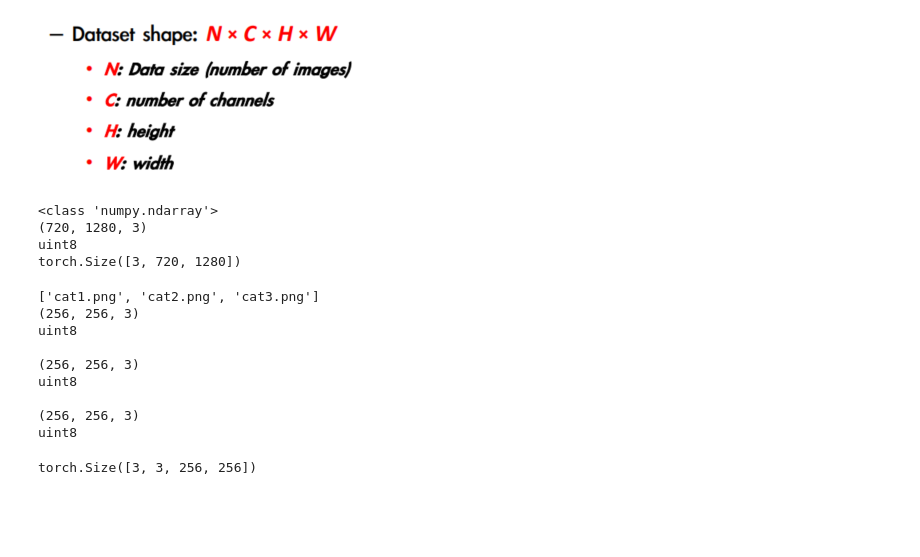
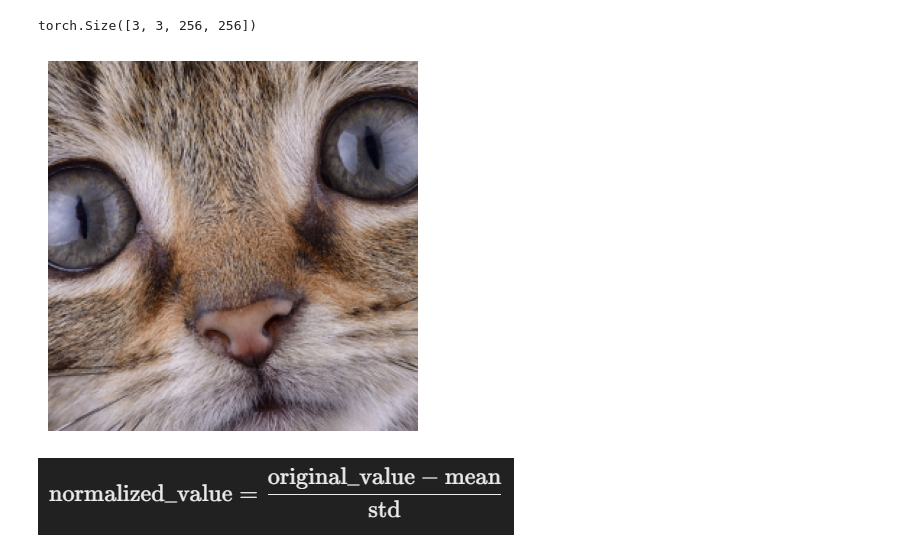
Before and after one commit to LeeCGeun/DeepLearning, a Jupyter notebook: _03_your_code/_03_real_world_data_to_tensors/a_2d_image_data.ipynb, the cells around one changed output. Cells and saved outputs as stored; diff of their text form; code cells hidden in the pictures; blank space fills up the shorter version.

```diff
--- a/_03_your_code/_03_real_world_data_to_tensors/a_2d_image_data.ipynb
+++ b/_03_your_code/_03_real_world_data_to_tensors/a_2d_image_data.ipynb
@@ -5,56 +81,27 @@ import torch
+# %%
+batch_size = 3
+batch = torch.zeros(batch_size, 3, 256, 256, dtype=torch.uint8) # (3, 3, 256, 256)
+
+for i, filename in enumerate(filenames):
+  img_arr = imageio.imread(os.path.join(data_dir, filename)) # Load image in numpy array
+  img_t = torch.from_numpy(img_arr) # Transfer numpy array to Torch tensor
+  img_t = img_t.permute(2, 0, 1) # (256, 256, 3) -> (3, 256, 256)
+  batch[i] = img_t
+
+print(batch.shape) # torch.Size([3, 3, 256, 256])
+# %% [output]
+torch.Size([3, 3, 256, 256])
+# %%
+import matplotlib.pyplot as plt
+
+img_t = batch[0]
+img_t = img_t.permute(1,2,0)
+img_np = img_t.numpy()
+plt.imshow(img_np)
+plt.axis("off")
+plt.show()
+# %% [output]
+[figure, added]
 # %% [markdown]
-![image.png](attachment:image.png-old)
+![image.png](attachment:image.png-new)
-# %%
-img_arr = imageio.imread(os.path.join(os.path.pardir, os.path.pardir, "_00_data", "a_image-dog", "bobby.jpg"))
-print(type(img_arr)) # <class 'numpy.ndarray'>
-print(img_arr.shape) # (720, 1280, 3)
-print(img_arr.dtype) # uint8 : 0 ~ 255 (individual pixel)
-
-img = torch.from_numpy(img_arr)
-out = img.permute(2, 0, 1) # (H, W, C) -> (C, H, W)
-print(out.shape) # torch.Size([3, 720, 1280])
-# %% [output]
-<class 'numpy.ndarray'>
-(720, 1280, 3)
-uint8
-torch.Size([3, 720, 1280])
-# %%
-data_dir = os.path.join(os.path.pardir, os.path.pardir, "_00_data", "b_image-cats")
-filenames = [
-  name for name in os.listdir(data_dir) if os.path.splitext(name)[-1] == '.png'
-]
-print(filenames) # ['cat1.png', 'cat2.png', 'cat3.png']
-
-from PIL import Image
-
-for i, filename in enumerate(filenames):
-  image = Image.open(os.path.join(data_dir, filename))
-  image.show()
-  img_arr = imageio.imread(os.path.join(data_dir, filename))
-  print(img_arr.shape) # (256, 256, 3)
-  print(img_arr.dtype)
-  print()
-# %% [output]
-['cat1.png', 'cat2.png', 'cat3.png']
-(256, 256, 3)
-uint8
-
-(256, 256, 3)
-uint8
-
-(256, 256, 3)
-uint8
-# %%
-batch_size = 3
-batch = torch.zeros(batch_size, 3, 256, 256, dtype=torch.uint8) # (3, 3, 256, 256)
-
-for i, filename in enumerate(filenames):
-  img_arr = imageio.imread(os.path.join(data_dir, filename)) # Load image in numpy array
-  img_t = torch.from_numpy(img_arr) # Transfer numpy array to Torch tensor
-  img_t = img_t.permute(2, 0, 1) # (3, 256, 256)
-  batch[i] = img_t
-
-print(batch.shape)
-# %% [output]
-torch.Size([3, 3, 256, 256])
 # %%
```
Also changed, not shown: parts of 8 cells of this notebook.
